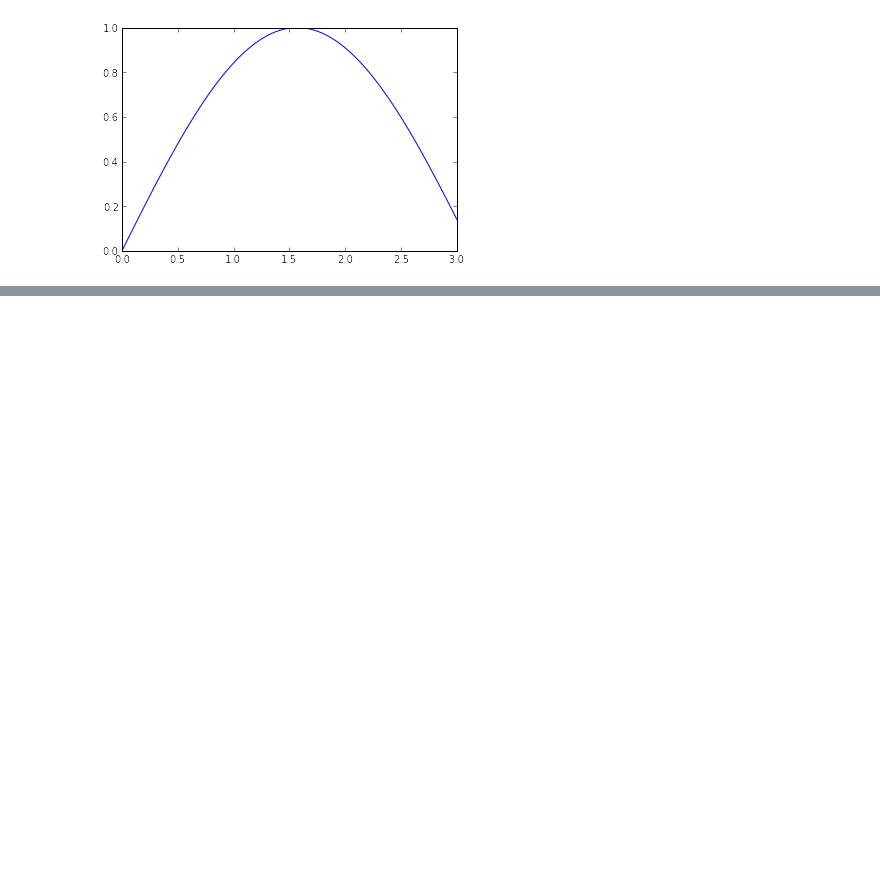
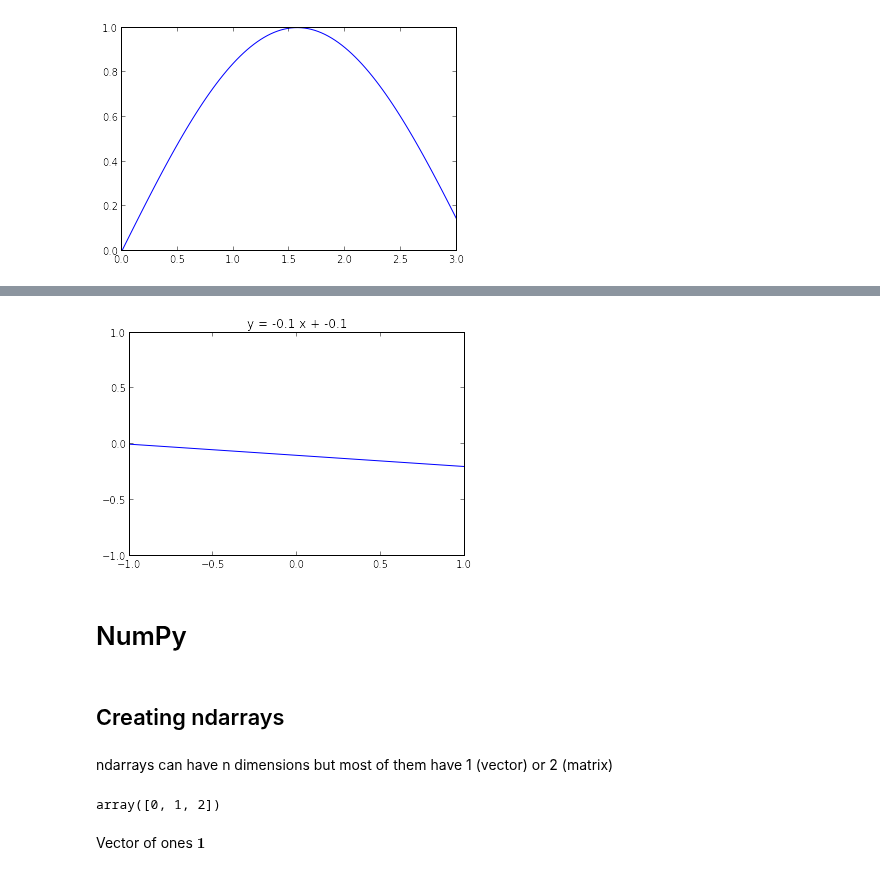
Before and after one commit to AlexanderFabisch/ml_tutorials, a Jupyter notebook: 00_environment.ipynb, the cells around one changed output, grey strips where cells are left out. Saved outputs shown, nothing was run; the diff lists cells and outputs as text; code cells hidden in the pictures; blank space fills up the shorter version.

```diff
--- a/00_environment.ipynb
+++ b/00_environment.ipynb
@@ -100,0 +112,29 @@ array([[ 0.44606833,  0.37918633],
+# %%
+from IPython.html.widgets import interactive
+
+
+def iwidget(w, b):
+    x = np.linspace(-1, 1, 201)
+    y = w * x + b
+    plt.plot(x, y)
+    plt.xlim((-1, 1))
+    plt.ylim((-1, 1))
+    plt.title("y = %g x + %g" % (w, b))
+
+
+interactive(iwidget, w=(-1, 1, 0.1), b=(-0.5, 0.5, 0.1))
+# %% [output]
+[figure, added]
+# %% [markdown]
+# NumPy
+# %% [markdown]
+## Creating ndarrays
+# %% [markdown]
+ndarrays can have n dimensions but most of them have 1 (vector) or 2 (matrix)
+# %%
+a = np.array([0, 1, 2])
+a
+# %% [output]
+array([0, 1, 2])
+# %% [markdown]
+Vector of ones $\boldsymbol{1}$
```
Also changed, not shown: parts of 44 cells of this notebook, 1 other file.
